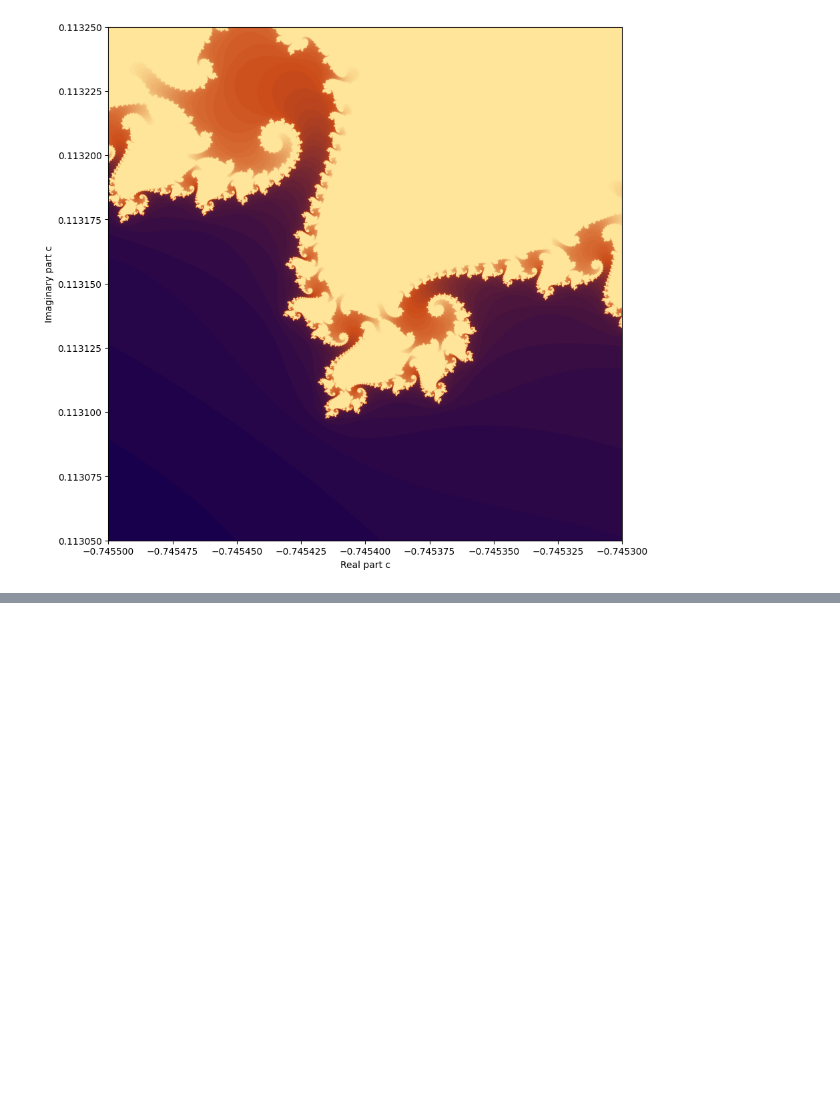
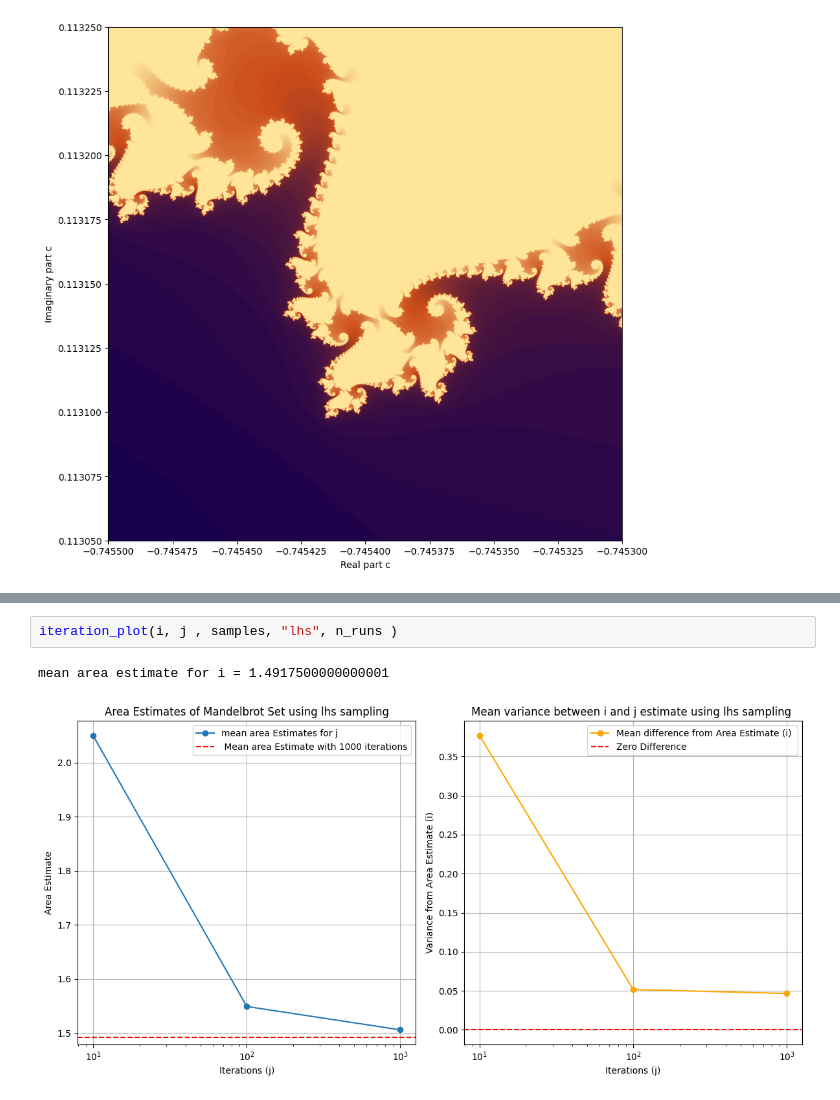
Before and after one commit to imaanb/StochSim_A1, a Jupyter notebook: opdr1.ipynb, the cells around one changed output, grey strips where cells are left out. Saved outputs shown, nothing was run; the diff lists cells and outputs as text; blank space fills up the shorter version.

```diff
--- a/opdr1.ipynb
+++ b/opdr1.ipynb
@@ -307,0 +271,5 @@ Estimated area for 100 samples and 10000000 iterations: 1.44
+# %%
+iteration_plot(i, j , samples, "lhs", n_runs )
+# %% [output]
+mean area estimate for i = 1.4917500000000001
+[figure, added]
```
Also changed, not shown: parts of 7 cells of this notebook.
